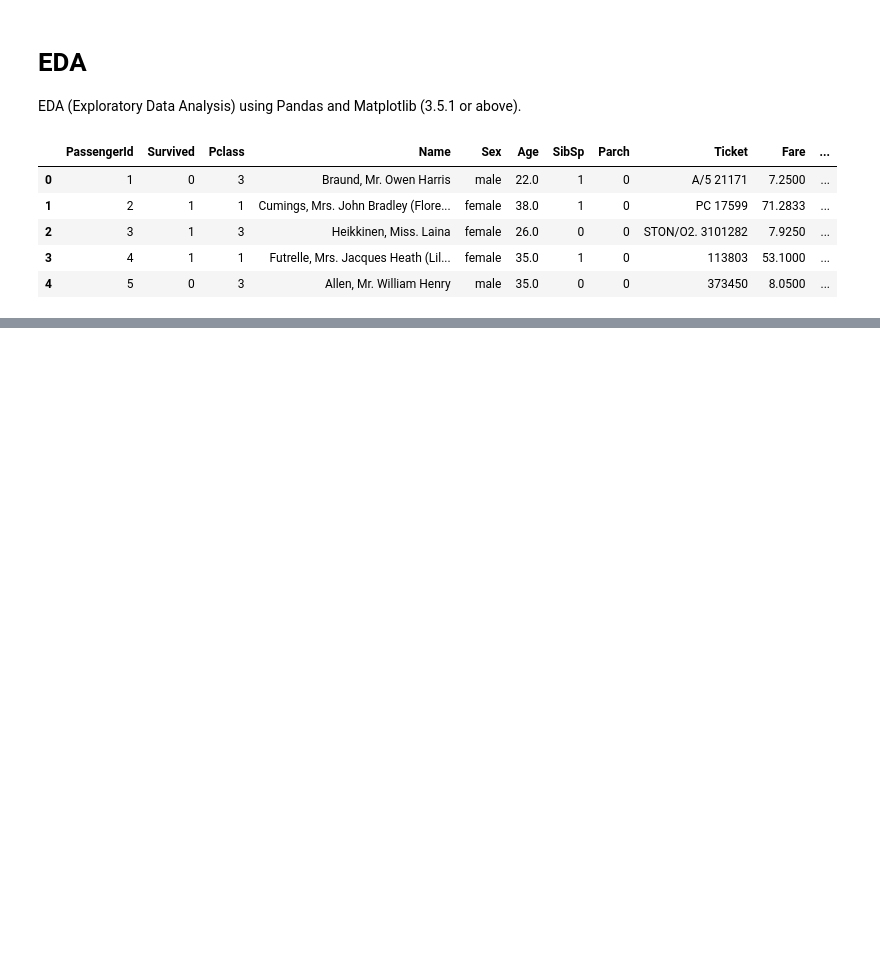
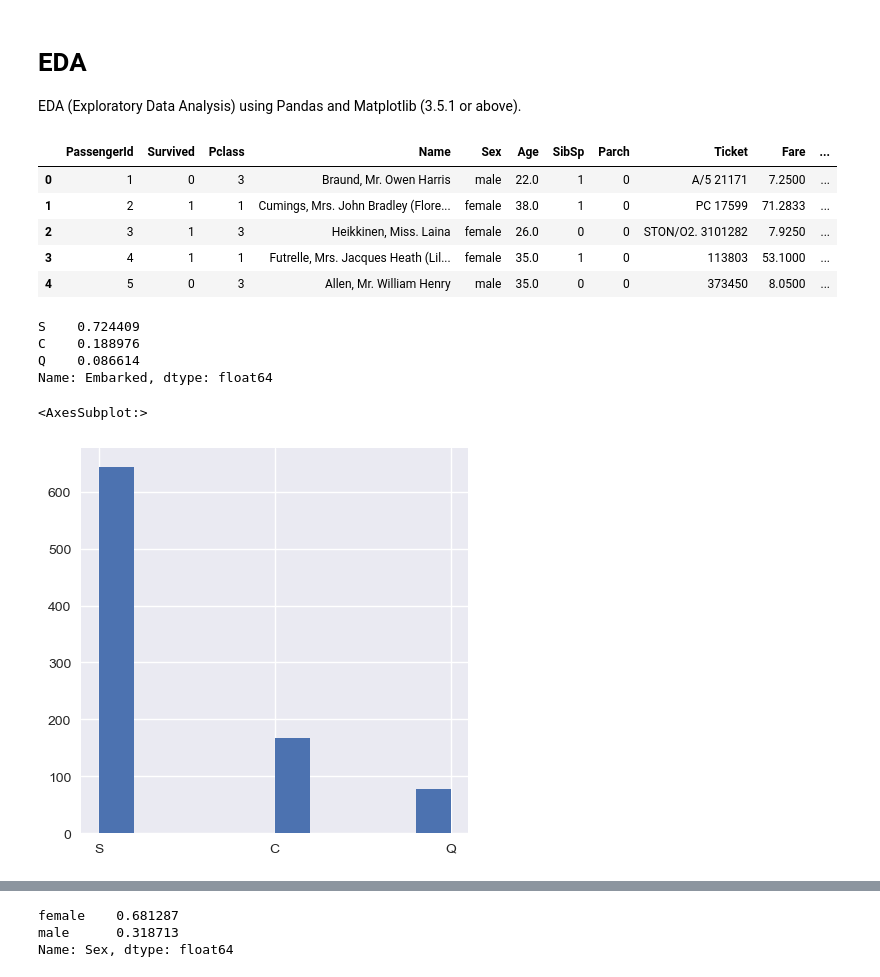
Before and after one commit to Lahmm/MISY225, a Jupyter notebook: homework/assignment-06/assignment-06-eda-starter.ipynb, the cells around one changed output, grey strips where cells are left out. Drawn from its saved outputs; the diff is of its cells as text; code cells hidden in the pictures; blank space fills up the shorter version.

```diff
--- a/homework/assignment-06/assignment-06-eda-starter.ipynb
+++ b/homework/assignment-06/assignment-06-eda-starter.ipynb
@@ -4,7 +4,9 @@
 EDA (Exploratory Data Analysis) using Pandas and Matplotlib (3.5.1 or above).
 # %%
 import pandas as pd
-import matplotlib as plt
+import matplotlib.pyplot as plt
+
+plt.style.use('seaborn')
 # %%
 # read the titanic train.csv file into a dataframe
 df_titanic = pd.read_csv('train.csv')
@@ -18,14 +20,30 @@ df_titanic.head()
 | 4 | 5 | 0 | 3 | Allen, Mr. William Henry | male | 35.0 | 0 | 0 | 373450 | 8.0500 | ... |
 # %%
 # show the percentage of the passengers that boarded at different ports
+df_titanic.Embarked.value_counts(normalize=True)
+# %% [output]
+S    0.724409
+C    0.188976
+Q    0.086614
+Name: Embarked, dtype: float64
 # %%
 # use seaborn style and pandas plotting to show a histogram of the Embarked column
 # a sample diagram is shown below
+df_titanic['Embarked'].hist(figsize=(5,5))
+# %% [output]
+<AxesSubplot:>
+[figure, added]
 # %% [markdown]
 ![output](https://user-images.githubusercontent.com/595772/158029846-286dca93-ac7d-4edd-bd0e-da3b46906905.png)
 # %%
 # show the survival rates by gender
 # hint: get all survivors, then count how many female and male, etc.
+survivals = df_titanic[df_titanic.Survived == 1]
+survivals.Sex.value_counts(normalize=True)
+# %% [output]
+female    0.681287
+male      0.318713
+Name: Sex, dtype: float64
 # %%
 # show a line chart of the ticket price, sorted in descending order
 # a sample diagram is shown below
```
Also changed, not shown: parts of 4 cells of this notebook, 31 other files.
